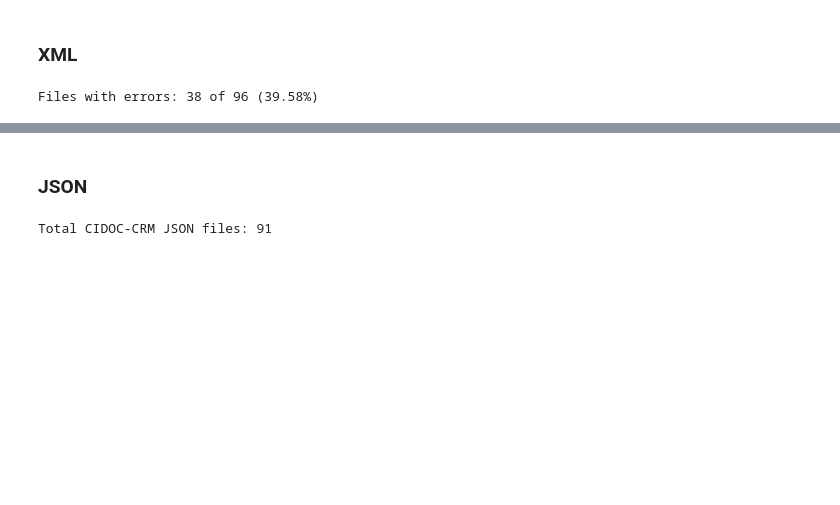
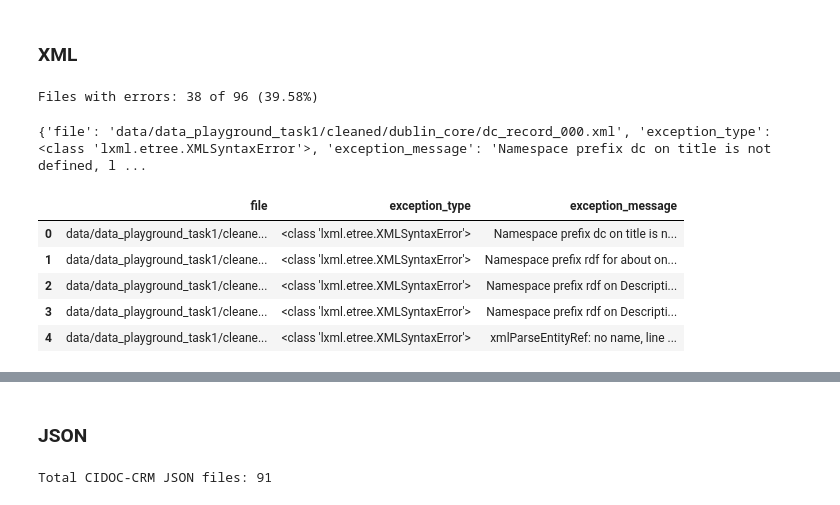
Before and after one commit to thegoose20/lada-eval, a Jupyter notebook: evaluation.ipynb, the cells around one changed output, grey strips where cells are left out. Drawn from its saved outputs; the diff is of its cells as text; code cells hidden in the pictures; blank space fills up the shorter version.

```diff
--- a/evaluation.ipynb
+++ b/evaluation.ipynb
@@ -113,0 +112,14 @@ Files with errors: 38 of 96 (39.58%)
+# %%
+print(syntax_errors[0])
+# %% [output]
+{'file': 'data/data_playground_task1/cleaned/dublin_core/dc_record_000.xml', 'exception_type': <class 'lxml.etree.XMLSyntaxError'>, 'exception_message': 'Namespace prefix dc on title is not defined, l ...
+# %%
+df_se = pd.DataFrame.from_dict(syntax_errors)
+df_se.head()
+# %% [output]
+|  | file | exception_type | exception_message |
+| 0 | data/data_playground_task1/cleane... | <class 'lxml.etree.XMLSyntaxError'> | Namespace prefix dc on title is n... |
+| 1 | data/data_playground_task1/cleane... | <class 'lxml.etree.XMLSyntaxError'> | Namespace prefix rdf for about on... |
+| 2 | data/data_playground_task1/cleane... | <class 'lxml.etree.XMLSyntaxError'> | Namespace prefix rdf on Descripti... |
+| 3 | data/data_playground_task1/cleane... | <class 'lxml.etree.XMLSyntaxError'> | Namespace prefix rdf on Descripti... |
+| 4 | data/data_playground_task1/cleane... | <class 'lxml.etree.XMLSyntaxError'> | xmlParseEntityRef: no name, line ... |
```
Also changed, not shown: parts of 13 cells of this notebook.
